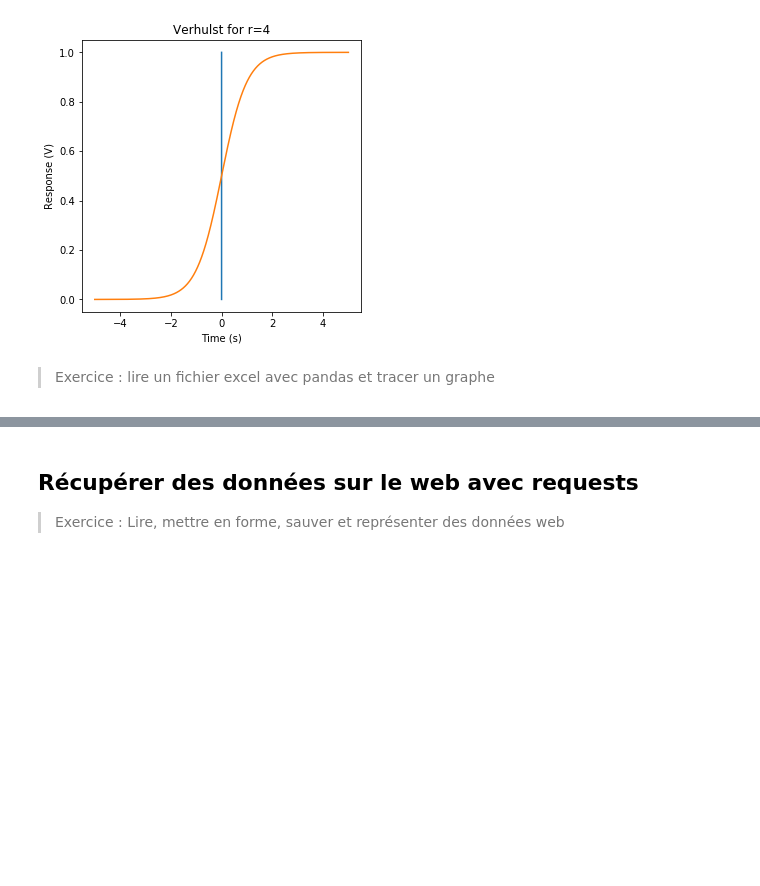
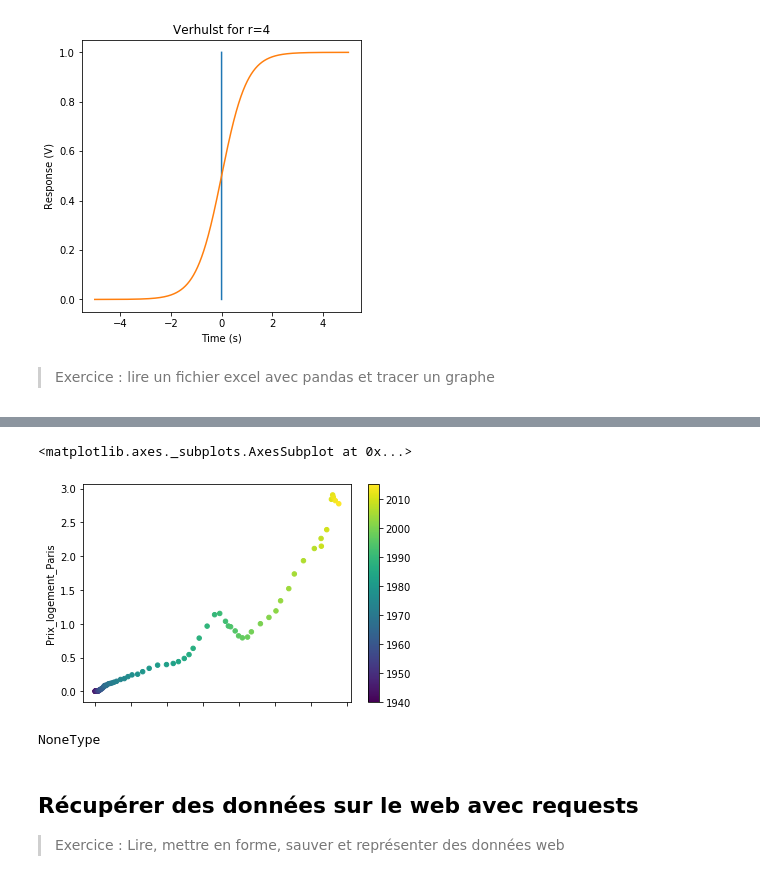
Before and after one commit to glyg/learn_python, a Jupyter notebook: 04-Analyse-de-données.ipynb, the cells around one changed output, grey strips where cells are left out. Drawn from its saved outputs; the diff is of its cells as text; code cells hidden in the pictures; blank space fills up the shorter version.

```diff
--- a/04-Analyse-de-données.ipynb
+++ b/04-Analyse-de-données.ipynb
@@ -221,0 +418,11 @@ fig
+# %%
+series.loc[1940:].plot(
+    x='RDM',
+    y='Prix_logement_Paris',
+    c=series.loc[1940:].index,
+    #s=series.loc[1940:]['dette_immo_menages']*1e-3,
+    kind='scatter',
+    cmap='viridis')
+# %% [output]
+<matplotlib.axes._subplots.AxesSubplot at 0x...>
+[figure, added]
@@ -222,3 +431,7 @@ fig
+# %%
+type(series2)
+# %% [output]
+NoneType
 # %% [markdown]
 ## Récupérer des données sur le web avec requests
 
```
Also changed, not shown: parts of 41 cells of this notebook, 1 other file.
